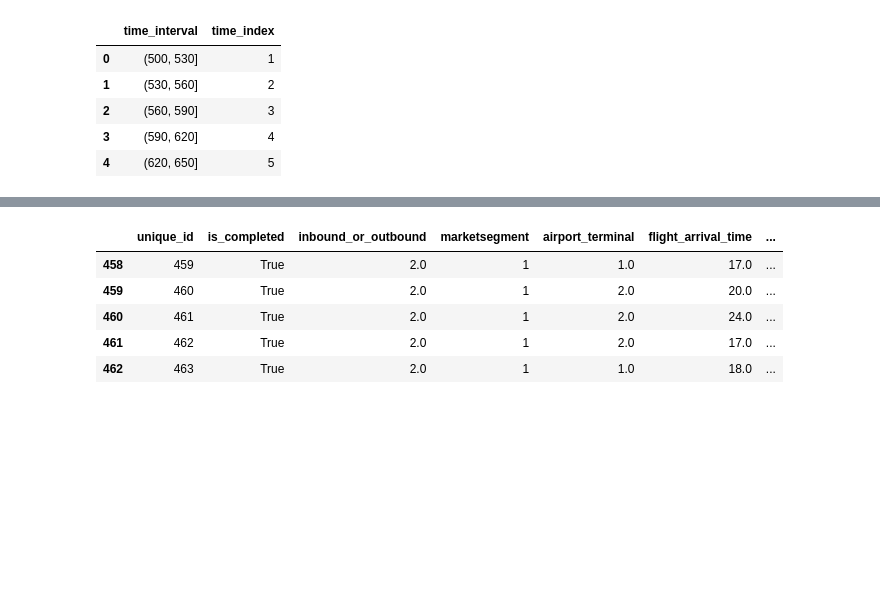
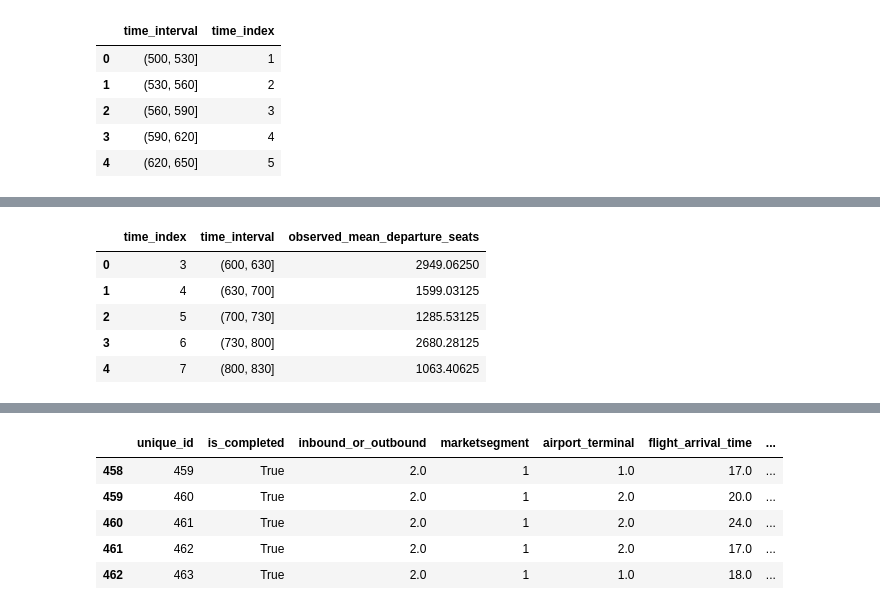
Before and after one commit to wsp-sag/Survey_Airport, a Jupyter notebook: notebooks/09-flight-time-of-day-comparisons.ipynb, the cells around one changed output, grey strips where cells are left out. Saved outputs shown, nothing was run; the diff lists cells and outputs as text; code cells hidden in the pictures; blank space fills up the shorter version.

```diff
--- a/notebooks/09-flight-time-of-day-comparisons.ipynb
+++ b/notebooks/09-flight-time-of-day-comparisons.ipynb
@@ -145,0 +157,11 @@ index_map_df["time_index"] = range(1, 49)
+# %%
+departures_targets_all = departures_targets.groupby(['time_interval', 'time_index'])\
+                        .sum("observed_mean_departures_seats").reset_index()[['time_index', 'time_interval', 'observed_mean_departure_seats']]
+departures_targets_all.head()
+# %% [output]
+|  | time_index | time_interval | observed_mean_departure_seats |
+| 0 | 3 | (600, 630] | 2949.06250 |
+| 1 | 4 | (630, 700] | 1599.03125 |
+| 2 | 5 | (700, 730] | 1285.53125 |
+| 3 | 6 | (730, 800] | 2680.28125 |
+| 4 | 7 | (800, 830] | 1063.40625 |
```
Also changed, not shown: parts of 6 cells of this notebook, 11 other files.
